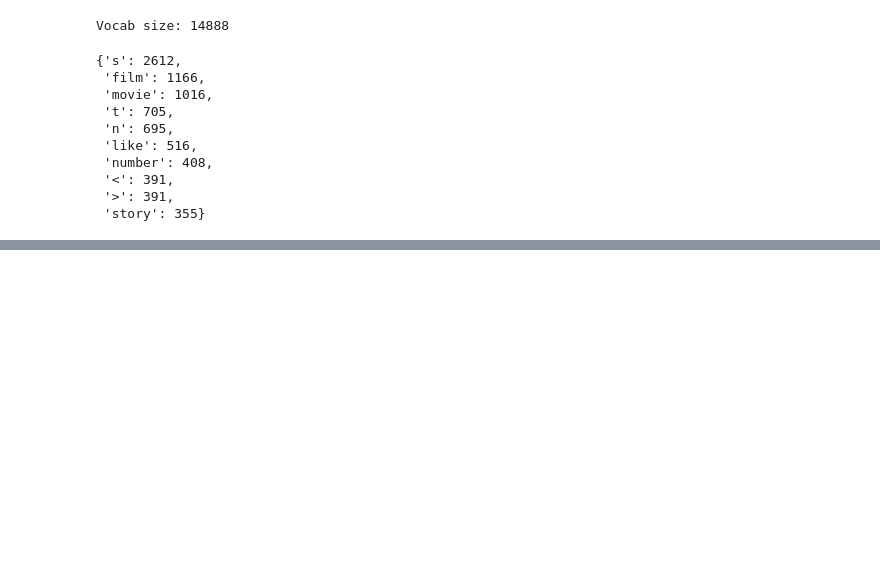
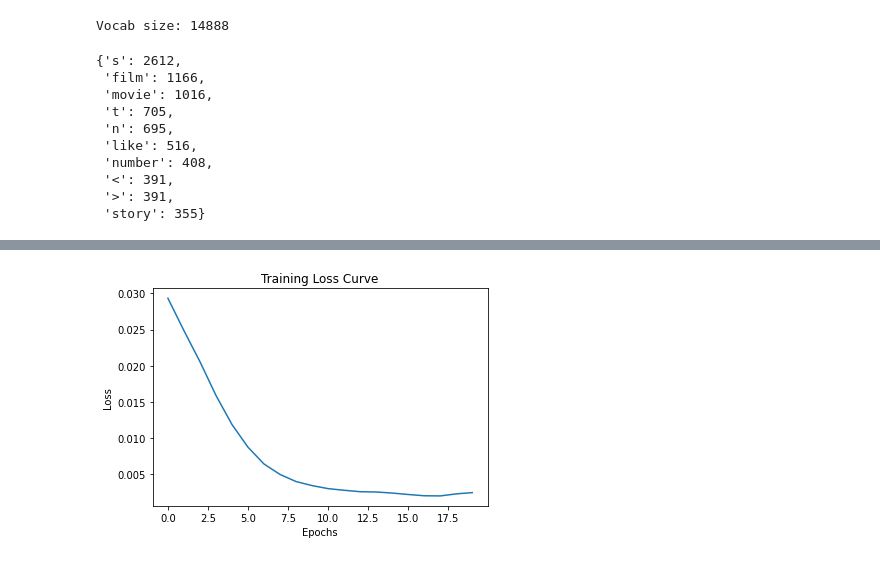
Before and after one commit to soumodiptab/Intro-to-NLP, a Jupyter notebook: assignment-4/experiment.ipynb, the cells around one changed output, grey strips where cells are left out. Saved outputs shown, nothing was run; the diff lists cells and outputs as text; code cells hidden in the pictures; blank space fills up the shorter version.

Commit message:
Sentiment Classifier completed

```diff
--- a/assignment-4/experiment.ipynb
+++ b/assignment-4/experiment.ipynb
@@ -358,0 +448,3 @@ Error:
+# %%
+sent_train = DataPipeline('data/sst.hf','train',80,1)
+sent_validation = DataPipeline('data/sst.hf','validation',80,1)
@@ -358,0 +458,2 @@ Error:
+# %%
+sent_classifier = SentimentClassifier(100,100,elmo_embeddings,elmo_lstm1_param,elmo_lstm2_param)
@@ -358,0 +554,4 @@ Error:
+# %%
+sent_trainer = SentTrainer(epochs=20,lr=0.001,batch_size=50,print_every=1,device='cuda')
+# %%
+sent_trainer.train(sent_classifier,'model/sent_classifier.pt',sent_train,sent_validation)
@@ -358,0 +572,4 @@ Error:
+# %%
+sent_trainer.plot_loss()
+# %% [output]
+[figure, added]
```
Also changed, not shown: parts of 25 cells of this notebook, 7 other files.
